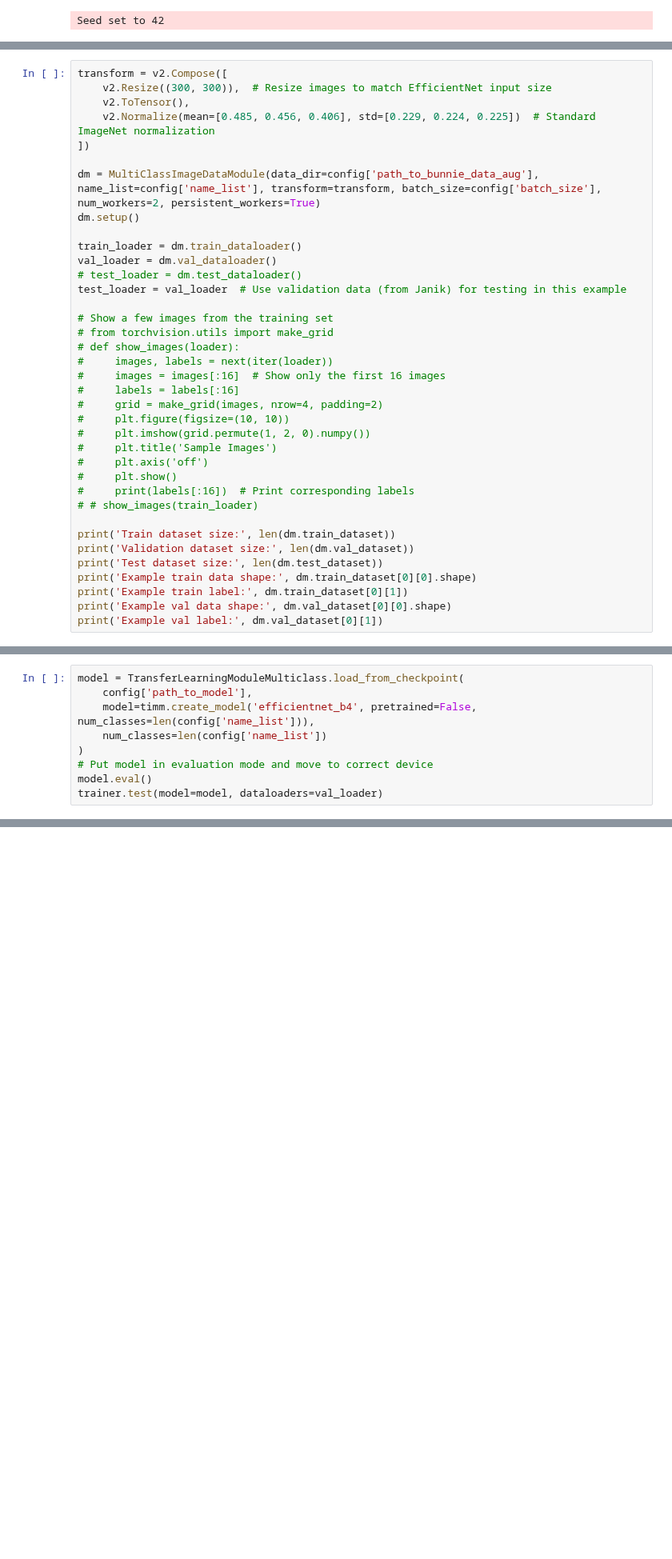
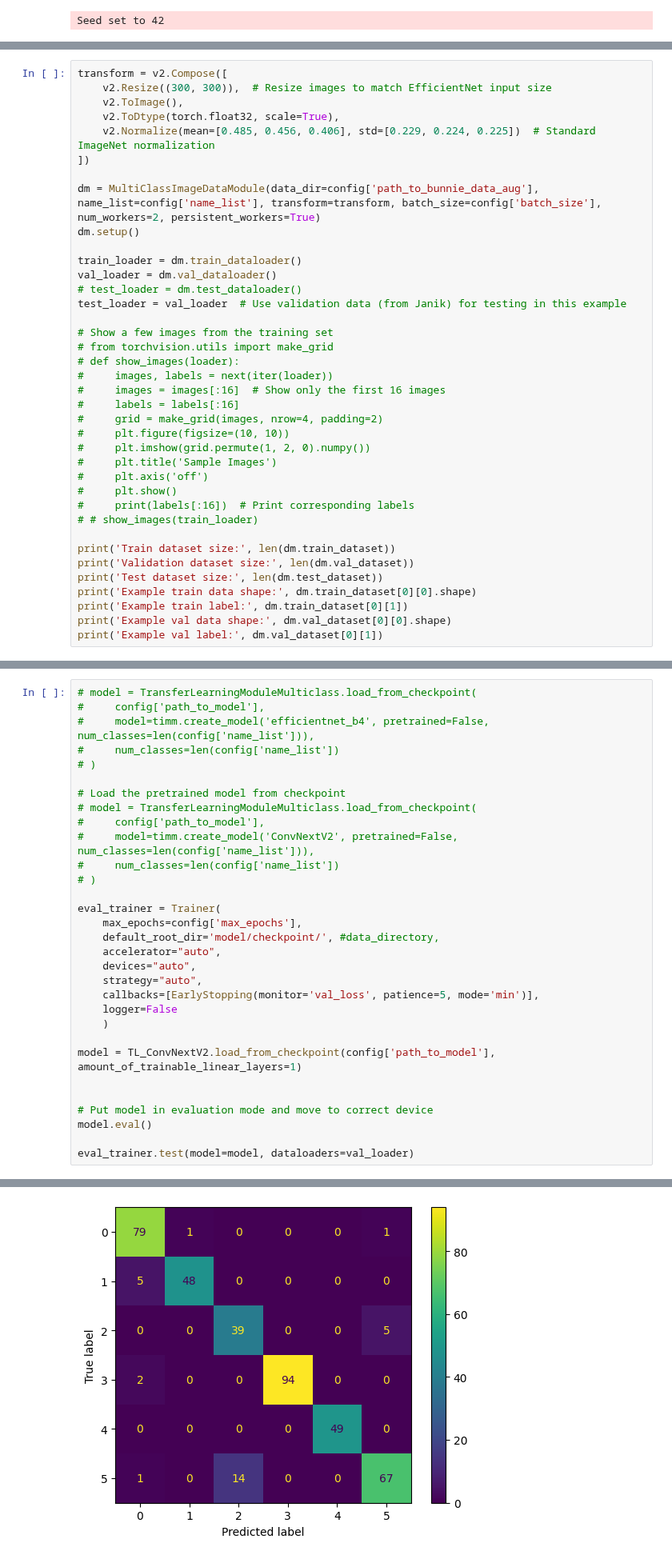
Before and after one commit to lukpausr/HKA_VDKI, a Jupyter notebook: main_facedetection.ipynb, the cells around one changed output, grey strips where cells are left out. Shown at 80% size. Saved outputs shown, nothing was run; the diff lists cells and outputs as text; blank space fills up the shorter version.

Commit message:
minor changes (to tensor replaced with recommended  function) Added config to data augmentation

```diff
--- a/main_facedetection.ipynb
+++ b/main_facedetection.ipynb
@@ -62,7 +71,8 @@ In this step, we will define the necessary data transformations and initialize t
 # %%
 transform = v2.Compose([
     v2.Resize((300, 300)),  # Resize images to match EfficientNet input size
-    v2.ToTensor(),
+    v2.ToImage(),
+    v2.ToDtype(torch.float32, scale=True),
     v2.Normalize(mean=[0.485, 0.456, 0.406], std=[0.229, 0.224, 0.225])  # Standard ImageNet normalization
 ])
 
@@ -153,11 +232,34 @@ config['path_to_model'] = save_path
 # %% [markdown]
 ## Load pretrained model and perform evaluation
 # %%
-model = TransferLearningModuleMulticlass.load_from_checkpoint(
-    config['path_to_model'],
-    model=timm.create_model('efficientnet_b4', pretrained=False, num_classes=len(config['name_list'])),
-    num_classes=len(config['name_list'])
-)
+# model = TransferLearningModuleMulticlass.load_from_checkpoint(
+#     config['path_to_model'],
+#     model=timm.create_model('efficientnet_b4', pretrained=False, num_classes=len(config['name_list'])),
+#     num_classes=len(config['name_list'])
+# )
+
+# Load the pretrained model from checkpoint
+# model = TransferLearningModuleMulticlass.load_from_checkpoint(
+#     config['path_to_model'],
+#     model=timm.create_model('ConvNextV2', pretrained=False, num_classes=len(config['name_list'])),
+#     num_classes=len(config['name_list'])
+# )
+
+eval_trainer = Trainer(
+    max_epochs=config['max_epochs'],
+    default_root_dir='model/checkpoint/', #data_directory,
+    accelerator="auto",
+    devices="auto",
+    strategy="auto",
+    callbacks=[EarlyStopping(monitor='val_loss', patience=5, mode='min')],
+    logger=False
+    )
+
+model = TL_ConvNextV2.load_from_checkpoint(config['path_to_model'], amount_of_trainable_linear_layers=1)
+
+
 # Put model in evaluation mode and move to correct device
 model.eval()
-trainer.test(model=model, dataloaders=val_loader)
+
+eval_trainer.test(model=model, dataloaders=val_loader)
+# %% [output]
@@ -164,3 +278,4 @@ trainer.test(model=model, dataloaders=val_loader)
+[figure, added]
 # %%
 # Show information about the test_loader
 print("Test DataLoader Info:")
```
Also changed, not shown: parts of 6 cells of this notebook, 2 other files.
